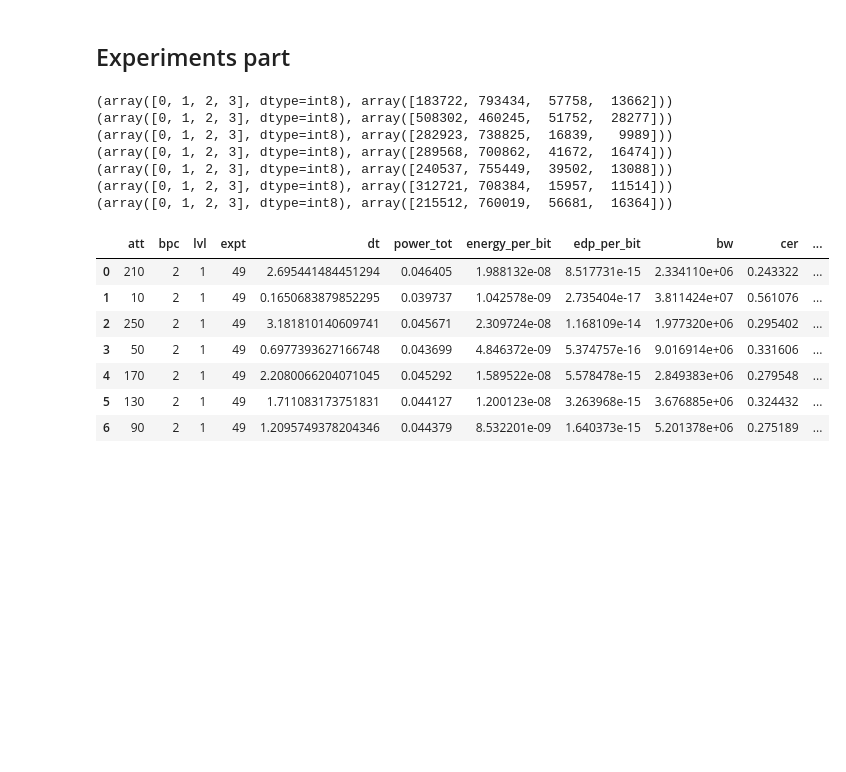
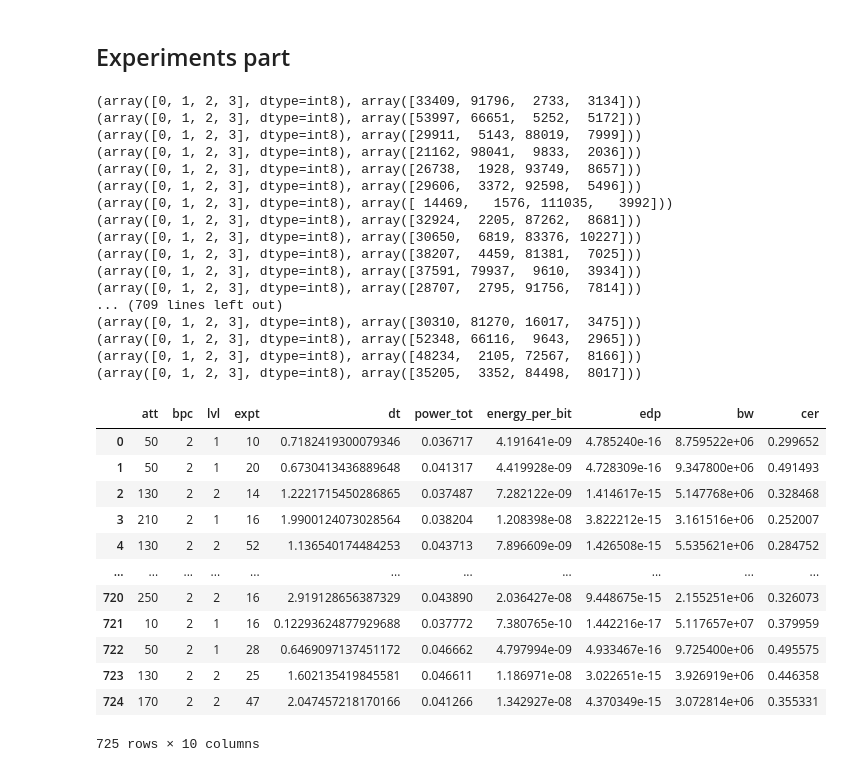
Before and after one commit to akashlevy/ember-python, a Jupyter notebook: opt/analysis.ipynb, the cells around one changed output. Saved outputs shown, nothing was run; the diff lists cells and outputs as text; code cells hidden in the pictures; blank space fills up the shorter version.

```diff
--- a/opt/analysis.ipynb
+++ b/opt/analysis.ipynb
@@ -25,7 +25,7 @@ for bpc in range(1, 3):
         energy_tot = power_tot * dt
         bw = 2**16 * 48 * bpc / dt # bits per second
         energy_per_bit = energy_tot / 2**16 / 48 / bpc
-        edp_per_bit = energy_per_bit / bw
+        edp = energy_per_bit / bw
 
         # Load data into confmat
         confmat = np.zeros(shape=(2**bpc, 2**bpc))
@@ -49,6 +49,6 @@ for bpc in range(1, 3):
         ber = (grayerr * confmat).sum() / confmat.sum()
 
         # Compose dataframe
-        data.append({"att": att, "bpc": bpc, "dt": dt, "power_tot": power_tot, "energy_per_bit": energy_per_bit, "edp_per_bit": edp_per_bit, "bw": bw,  "cer": postread_cer, "ber": ber, "mae": mae, "rmse": rmse})
+        data.append({"att": att, "bpc": bpc, "dt": dt, "power_tot": power_tot, "energy_per_bit": energy_per_bit, "edp": edp, "bw": bw, "cer": postread_cer, "ber": ber, "mae": mae, "rmse": rmse})
 data = pd.DataFrame(data)
 data
@@ -99,7 +64,7 @@ for bpc in range(1, 3):
     axs[1].plot(d["att"], d["bw"]/1e6)
     # axs[1].set_yscale("log")
     axs[1].set_ylabel("Bandwidth (Mbps)")
-    axs[2].plot(d["att"], d["edp_per_bit"])
+    axs[2].plot(d["att"], d["edp"])
     axs[2].set_yscale("log")
     axs[2].set_ylabel("EDP (J•s/b$^2$)")
     axs[3].plot(d["att"], d["ber"])
@@ -120,47 +82,62 @@ datadir = "data/"
 for fname in glob.glob(f"{datadir}/dt_*.csv"):
     # Extract info from filename
     _, _, bpc, lvl, expt, att = fname[:-4].split('_')[-6:]
     bpc, lvl, expt, att = int(bpc[0]), int(lvl[3:]), int(expt), int(att)
 
     # Load and compute data
     try:
         postread = np.loadtxt(fname.replace("dt", "postread"), delimiter=',', dtype=np.int8)
         dt = np.loadtxt(fname, delimiter=',')
         ivdd = np.loadtxt(fname.replace("dt", "vdd_power"), delimiter=',')
         ivdd_dac = np.loadtxt(fname.replace("dt", "vdd_dac_power"), delimiter=',')
         ivsa = np.loadtxt(fname.replace("dt", "vsa_power"), delimiter=',')
         ivddio = np.loadtxt(fname.replace("dt", "vddio_power"), delimiter=',')
         ivddio_dac = np.loadtxt(fname.replace("dt", "vddio_dac_power"), delimiter=',')
     except OSError:
         continue
     postread_cer = (postread != lvl).mean()
     power_tot = ivdd * 0.9 + ivdd_dac * 0.9 + ivsa * 0.9 + ivddio_dac * 3.3 + ivddio * 3.3
     energy_tot = power_tot * dt
     bw = 2**16 * 48 * bpc / dt # bits per second
     energy_per_bit = energy_tot / 2**16 / 48 / bpc
-    edp_per_bit = energy_per_bit / bw
+    edp = energy_per_bit / bw
 
     # Confusion vector
     confvec = np.unique(postread, return_counts=True)
     print(confvec)
 
     # Compose dataframe
-    data.append({"att": att, "bpc": bpc, "lvl": lvl, "expt": expt, "dt": dt, "power_tot": power_tot, "energy_per_bit": energy_per_bit, "edp_per_bit": edp_per_bit, "bw": bw, "cer": postread_cer, "mae": mae, "rmse": rmse})
+    data.append({"att": att, "bpc": bpc, "lvl": lvl, "expt": expt, "dt": dt, "power_tot": power_tot, "energy_per_bit": energy_per_bit, "edp": edp, "bw": bw, "cer": postread_cer})
 data = pd.DataFrame(data)
 data
 # %% [output]
-(array([0, 1, 2, 3], dtype=int8), array([183722, 793434,  57758,  13662]))
-(array([0, 1, 2, 3], dtype=int8), array([508302, 460245,  51752,  28277]))
-(array([0, 1, 2, 3], dtype=int8), array([282923, 738825,  16839,   9989]))
-(array([0, 1, 2, 3], dtype=int8), array([289568, 700862,  41672,  16474]))
-(array([0, 1, 2, 3], dtype=int8), array([240537, 755449,  39502,  13088]))
-(array([0, 1, 2, 3], dtype=int8), array([312721, 708384,  15957,  11514]))
-(array([0, 1, 2, 3], dtype=int8), array([215512, 760019,  56681,  16364]))
+(array([0, 1, 2, 3], dtype=int8), array([33409, 91796,  2733,  3134]))
+(array([0, 1, 2, 3], dtype=int8), array([53997, 66651,  5252,  5172]))
+(array([0, 1, 2, 3], dtype=int8), array([29911,  5143, 88019,  7999]))
+(array([0, 1, 2, 3], dtype=int8), array([21162, 98041,  9833,  2036]))
+(array([0, 1, 2, 3], dtype=int8), array([26738,  1928, 93749,  8657]))
+(array([0, 1, 2, 3], dtype=int8), array([29606,  3372, 92598,  5496]))
+(array([0, 1, 2, 3], dtype=int8), array([ 14469,   1576, 111035,   3992]))
+(array([0, 1, 2, 3], dtype=int8), array([32924,  2205, 87262,  8681]))
+(array([0, 1, 2, 3], dtype=int8), array([30650,  6819, 83376, 10227]))
+(array([0, 1, 2, 3], dtype=int8), array([38207,  4459, 81381,  7025]))
+(array([0, 1, 2, 3], dtype=int8), array([37591, 79937,  9610,  3934]))
+(array([0, 1, 2, 3], dtype=int8), array([28707,  2795, 91756,  7814]))
+... (709 lines left out)
+(array([0, 1, 2, 3], dtype=int8), array([30310, 81270, 16017,  3475]))
+(array([0, 1, 2, 3], dtype=int8), array([52348, 66116,  9643,  2965]))
+(array([0, 1, 2, 3], dtype=int8), array([48234,  2105, 72567,  8166]))
+(array([0, 1, 2, 3], dtype=int8), array([35205,  3352, 84498,  8017]))
-|  | att | bpc | lvl | expt | dt | power_tot | energy_per_bit | edp_per_bit | bw | cer | ... |
-| 0 | 210 | 2 | 1 | 49 | 2.695441484451294 | 0.046405 | 1.988132e-08 | 8.517731e-15 | 2.334110e+06 | 0.243322 | ... |
-| 1 | 10 | 2 | 1 | 49 | 0.1650683879852295 | 0.039737 | 1.042578e-09 | 2.735404e-17 | 3.811424e+07 | 0.561076 | ... |
-| 2 | 250 | 2 | 1 | 49 | 3.181810140609741 | 0.045671 | 2.309724e-08 | 1.168109e-14 | 1.977320e+06 | 0.295402 | ... |
-| 3 | 50 | 2 | 1 | 49 | 0.6977393627166748 | 0.043699 | 4.846372e-09 | 5.374757e-16 | 9.016914e+06 | 0.331606 | ... |
-| 4 | 170 | 2 | 1 | 49 | 2.2080066204071045 | 0.045292 | 1.589522e-08 | 5.578478e-15 | 2.849383e+06 | 0.279548 | ... |
-| 5 | 130 | 2 | 1 | 49 | 1.711083173751831 | 0.044127 | 1.200123e-08 | 3.263968e-15 | 3.676885e+06 | 0.324432 | ... |
-| 6 | 90 | 2 | 1 | 49 | 1.2095749378204346 | 0.044379 | 8.532201e-09 | 1.640373e-15 | 5.201378e+06 | 0.275189 | ... |
+|  | att | bpc | lvl | expt | dt | power_tot | energy_per_bit | edp | bw | cer |
+| 0 | 50 | 2 | 1 | 10 | 0.7182419300079346 | 0.036717 | 4.191641e-09 | 4.785240e-16 | 8.759522e+06 | 0.299652 |
+| 1 | 50 | 2 | 1 | 20 | 0.6730413436889648 | 0.041317 | 4.419928e-09 | 4.728309e-16 | 9.347800e+06 | 0.491493 |
+| 2 | 130 | 2 | 2 | 14 | 1.2221715450286865 | 0.037487 | 7.282122e-09 | 1.414617e-15 | 5.147768e+06 | 0.328468 |
+| 3 | 210 | 2 | 1 | 16 | 1.9900124073028564 | 0.038204 | 1.208398e-08 | 3.822212e-15 | 3.161516e+06 | 0.252007 |
+| 4 | 130 | 2 | 2 | 52 | 1.136540174484253 | 0.043713 | 7.896609e-09 | 1.426508e-15 | 5.535621e+06 | 0.284752 |
+| ... | ... | ... | ... | ... | ... | ... | ... | ... | ... | ... |
+| 720 | 250 | 2 | 2 | 16 | 2.919128656387329 | 0.043890 | 2.036427e-08 | 9.448675e-15 | 2.155251e+06 | 0.326073 |
+| 721 | 10 | 2 | 1 | 16 | 0.12293624877929688 | 0.037772 | 7.380765e-10 | 1.442216e-17 | 5.117657e+07 | 0.379959 |
+| 722 | 50 | 2 | 1 | 28 | 0.6469097137451172 | 0.046662 | 4.797994e-09 | 4.933467e-16 | 9.725400e+06 | 0.495575 |
+| 723 | 130 | 2 | 2 | 25 | 1.602135419845581 | 0.046611 | 1.186971e-08 | 3.022651e-15 | 3.926919e+06 | 0.446358 |
+| 724 | 170 | 2 | 2 | 47 | 2.047457218170166 | 0.041266 | 1.342927e-08 | 4.370349e-15 | 3.072814e+06 | 0.355331 |
+725 rows × 10 columns
```
Also changed, not shown: parts of 3 cells of this notebook, 3 other files.
